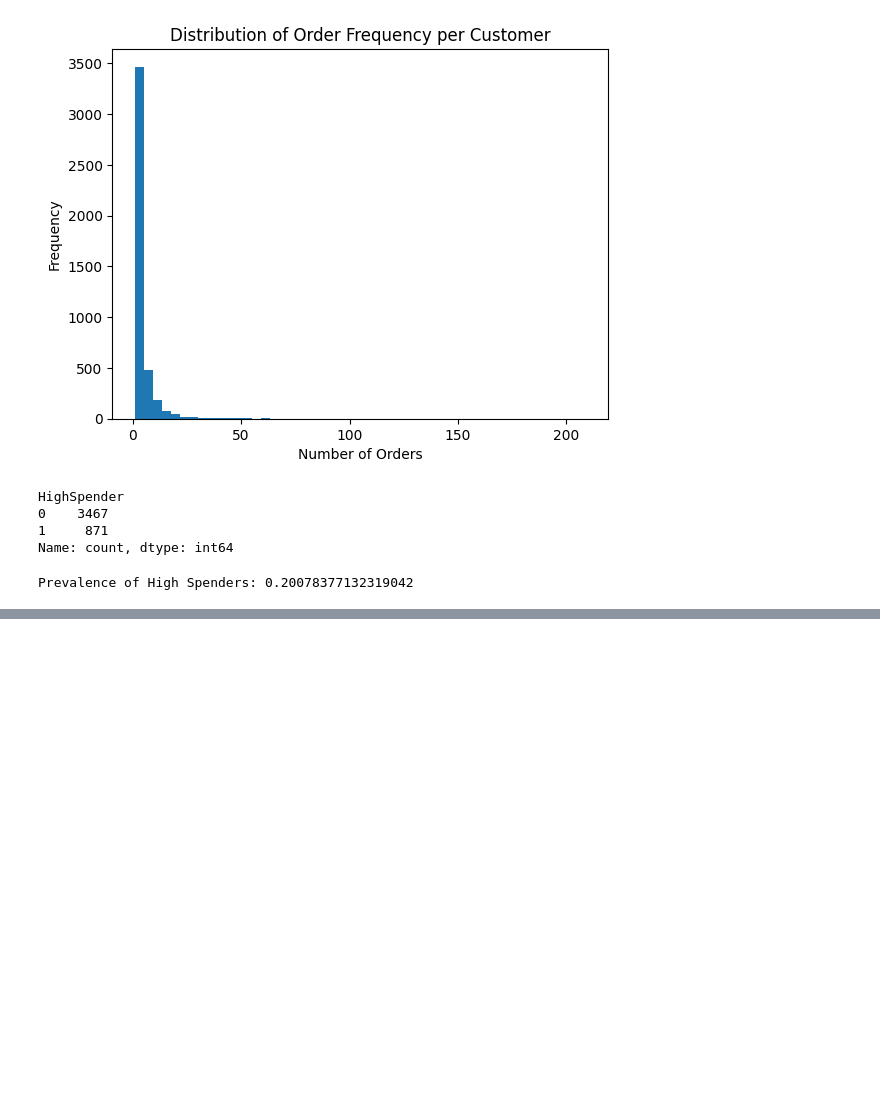
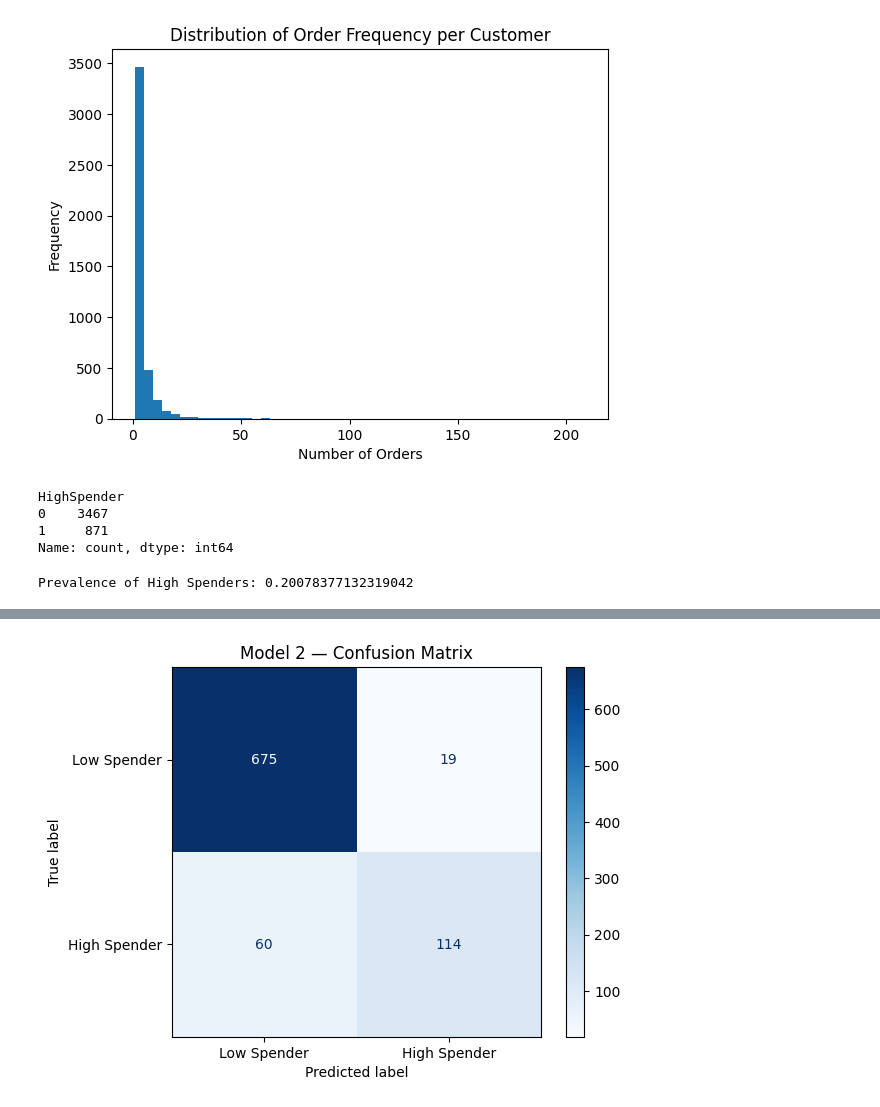
Before and after one commit to gsolomon321/DS3021_Final_Project, a Jupyter notebook: cleaning.ipynb, the cells around one changed output, grey strips where cells are left out. Drawn from its saved outputs; the diff is of its cells as text; code cells hidden in the pictures; blank space fills up the shorter version.

```diff
--- a/cleaning.ipynb
+++ b/cleaning.ipynb
@@ -236,0 +259,24 @@ param_grid = {"dt_model__max_depth": [1, 2, 3, 4, 5, 6, 7, 8, 9, 10]}
+# %%
+# Confusion Matrix for Model 2 — saga with L1
+# saga does l1 regulization and shrinks coefficients of less important features to 0
+from sklearn.metrics import confusion_matrix
+
+#all feature columns are numeric so we dont need to one hot encode and use column transformer
+pipe_m2 = Pipeline(steps=[
+    ('scaler', StandardScaler()),
+    ('model', LogisticRegression(solver='saga', l1_ratio=1, max_iter=1000, random_state=42))
+])
+# %%
+# fit on training data only
+pipe_m2.fit(X_train, y_train)
+# predict on test set — hard labels and probabilities
+y_pred_m2 = pipe_m2.predict(X_test)
+y_proba_m2 = pipe_m2.predict_proba(X_test)[:, 1]
+# %%
+# confusion matrix — shows TP, TN, FP, FN
+cm_m2 = confusion_matrix(y_test, y_pred_m2)
+ConfusionMatrixDisplay(confusion_matrix=cm_m2, display_labels=['Low Spender', 'High Spender']).plot(cmap='Blues')
+plt.title('Model 2 — Confusion Matrix')
+plt.show()
+# %% [output]
+[figure, added]
```
Also changed, not shown: parts of 21 cells of this notebook, 1 other file.
